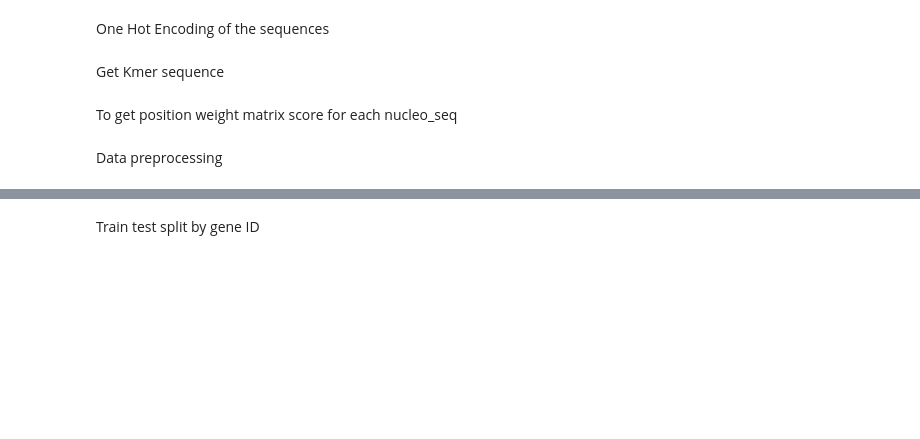
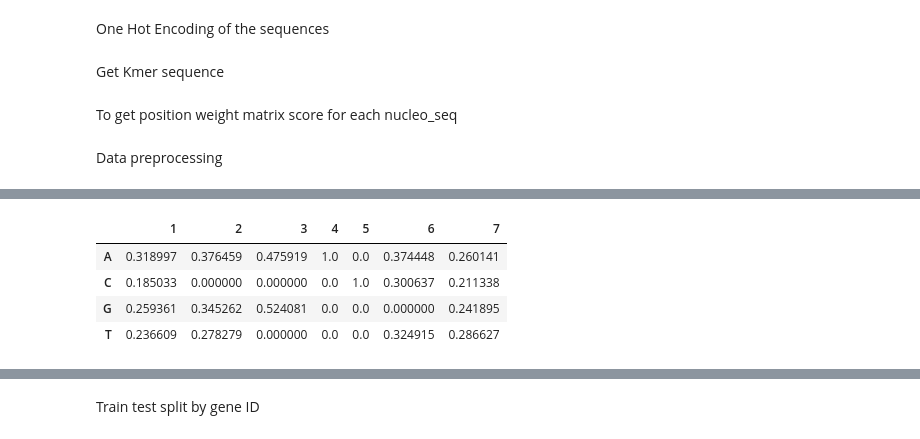
Before and after one commit to shaunpabo/dsa4266-gnome, a Jupyter notebook: intermediate_submission/data_preparation.ipynb, the cells around one changed output, grey strips where cells are left out. Cells and saved outputs as stored; diff of their text form; code cells hidden in the pictures; blank space fills up the shorter version.

```diff
--- a/intermediate_submission/data_preparation.ipynb
+++ b/intermediate_submission/data_preparation.ipynb
@@ -119,7 +133,7 @@ def create_pwm_from_sequences(sequences):
     # Convert counts to probabilities
     pwm = pwm / len(sequences)
 
-    return pd.DataFrame(data=pwm, columns=[1,2,3,4,5,6,7], index=["A","C","T","G"])
+    return pd.DataFrame(data=pwm, columns=[1,2,3,4,5,6,7], index=["A","C","G","T"])
 
 def log_odds(x):
     """
@@ -137,7 +151,8 @@ def get_log_odds(sequences):
     log_odds_pos = ppm.applymap(log_odds)
     log_odds_dict = log_odds_pos.to_dict()
 
-    return log_odds_dict
+    return log_odds_dict, ppm
+
 
 def get_PWM_score(seq):
     """Calculating PWM score for nucleo_seq based on the log odds"""
@@ -160,2 +192,2 @@ data["seq_1"] = data.apply(lambda x: onehote(x.nucleo_seq_1), axis=1)
 # %%
-log_odds_dict = get_log_odds(data.nucleo_seq)
+log_odds_dict, ppm = get_log_odds(data.nucleo_seq)
@@ -162,2 +216,10 @@ log_odds_dict = get_log_odds(data.nucleo_seq)
+# %%
+ppm
+# %% [output]
+|  | 1 | 2 | 3 | 4 | 5 | 6 | 7 |
+| A | 0.318997 | 0.376459 | 0.475919 | 1.0 | 0.0 | 0.374448 | 0.260141 |
+| C | 0.185033 | 0.000000 | 0.000000 | 0.0 | 1.0 | 0.300637 | 0.211338 |
+| G | 0.259361 | 0.345262 | 0.524081 | 0.0 | 0.0 | 0.000000 | 0.241895 |
+| T | 0.236609 | 0.278279 | 0.000000 | 0.0 | 0.0 | 0.324915 | 0.286627 |
 # %%
 data["pwm_score"] = data.apply(lambda x: get_PWM_score(x.nucleo_seq),axis=1)
```
Also changed, not shown: parts of 9 cells of this notebook.
